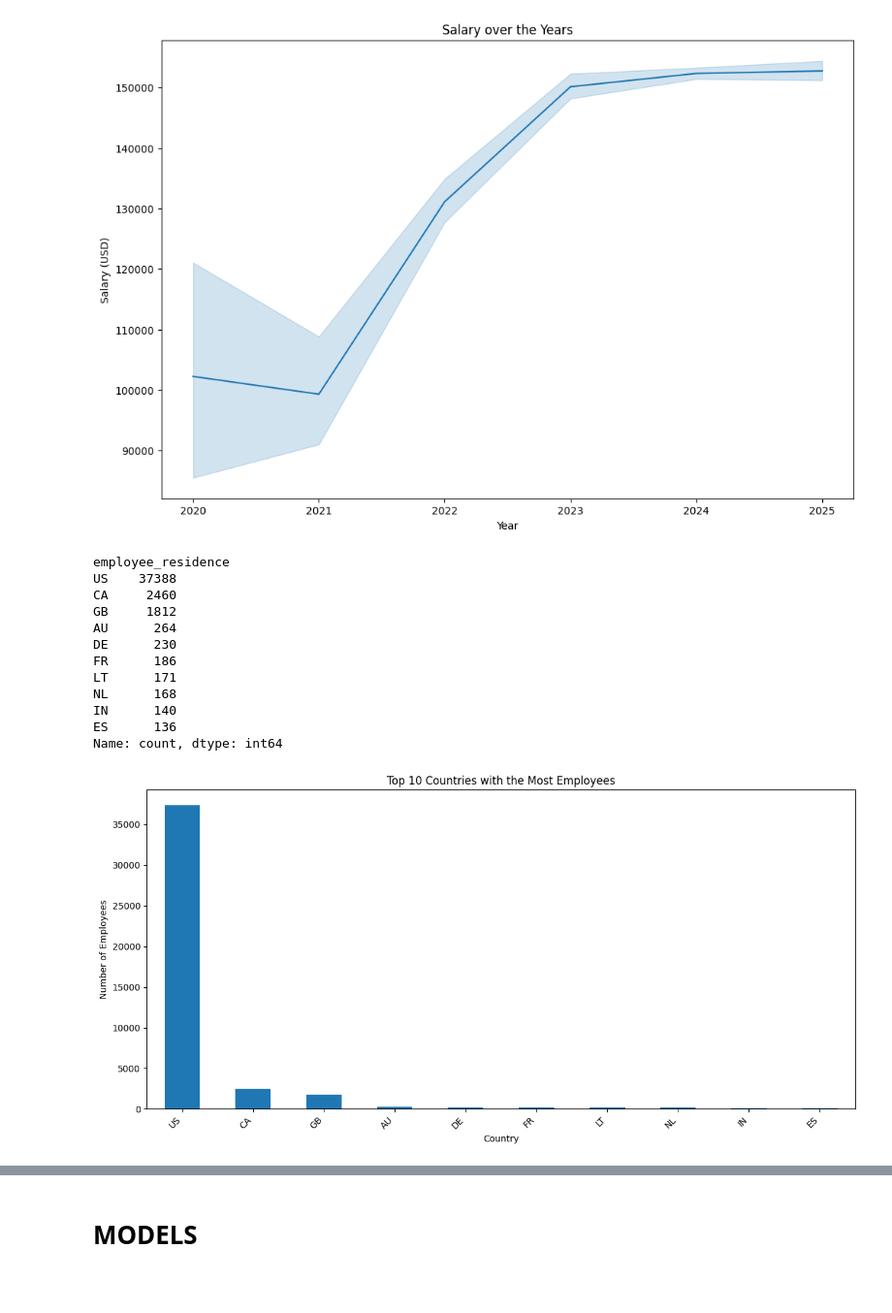
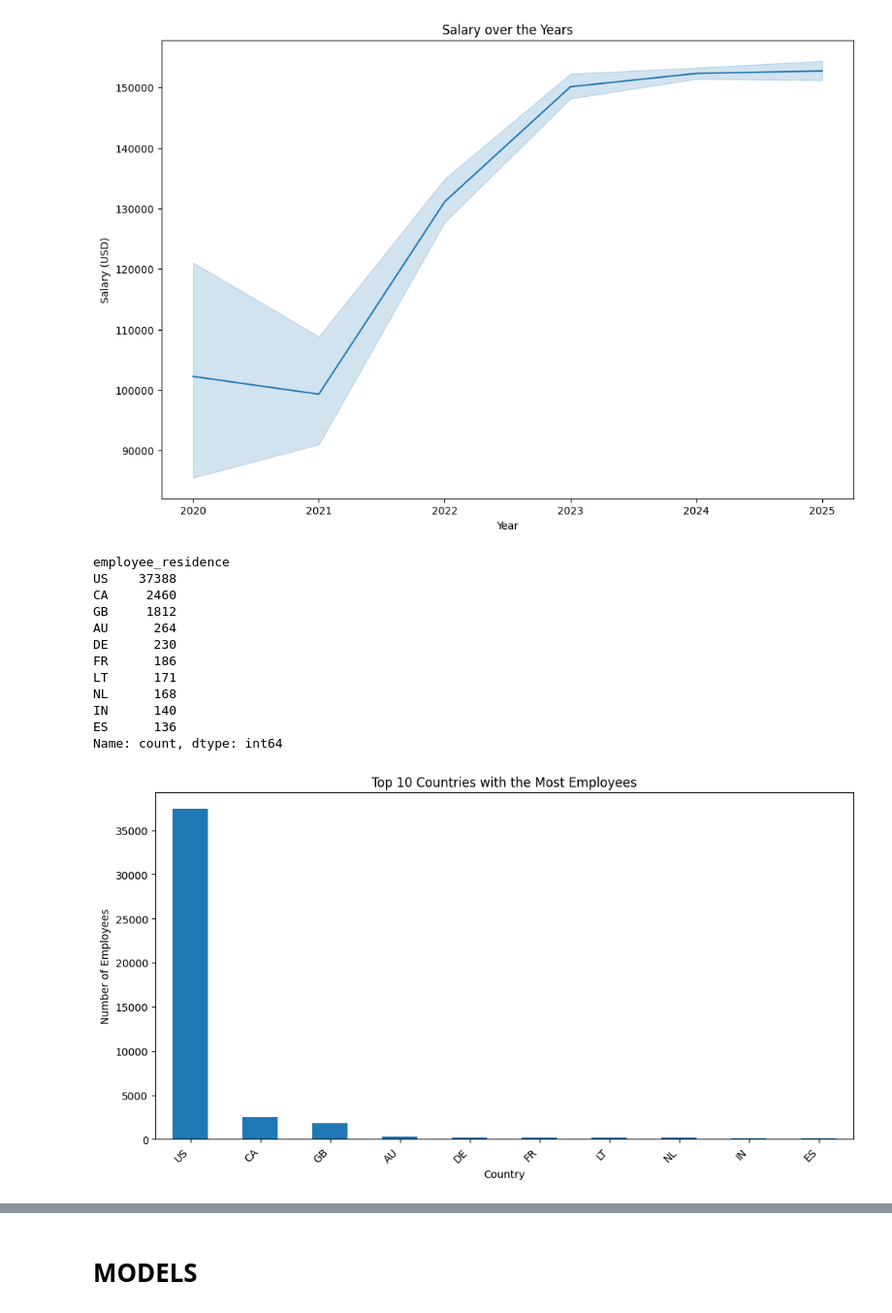
Before and after one commit to AbelPhilippe/DataScienceSalary-2020--2025-, a Jupyter notebook: AI,ML,DataScienceSalary(2020_2025).ipynb, the cells around one changed output, grey strips where cells are left out. Shown at 97% size. Drawn from its saved outputs; the diff is of its cells as text; code cells hidden in the pictures; blank space fills up the shorter version.

```diff
--- a/AI,ML,DataScienceSalary(2020_2025).ipynb
+++ b/AI,ML,DataScienceSalary(2020_2025).ipynb
@@ -146,34 +146,31 @@ plt.ylabel('Salary (USD)')
 plt.show()
 # %% [output]
 [figure]
+# %%
+employee_counts = df['employee_residence'].value_counts()
+N = 10
+top_countries = employee_counts.head(N)
+print(top_countries)
+# %% [output]
+employee_residence
+US    37388
+CA     2460
+GB     1812
+AU      264
+DE      230
+FR      186
+LT      171
+NL      168
+IN      140
+ES      136
+Name: count, dtype: int64
 # %%
-employee_counts = df['employee_residence'].value_counts()
-
-# Display the top N countries with the most employees
-N = 10  # Change this to display a different number of countries
-top_countries = employee_counts.head(N)
-print(top_countries)
-
-# Optional: Create a bar plot to visualize the top countries
 plt.figure(figsize=(12, 6))
 top_countries.plot(kind='bar')
 plt.title(f'Top {N} Countries with the Most Employees')
 plt.xlabel('Country')
 plt.ylabel('Number of Employees')
 plt.xticks(rotation=45, ha='right')  # Rotate x-axis labels for readability
-plt.tight_layout() # Adjust layout to prevent labels from overlapping
 plt.show()
 # %% [output]
-employee_residence
-US    37388
-CA     2460
-GB     1812
-AU      264
-DE      230
-FR      186
-LT      171
-NL      168
-IN      140
-ES      136
-Name: count, dtype: int64
-[figure, old version]
+[figure, new version]
```
Also changed, not shown: parts of 5 cells of this notebook.
